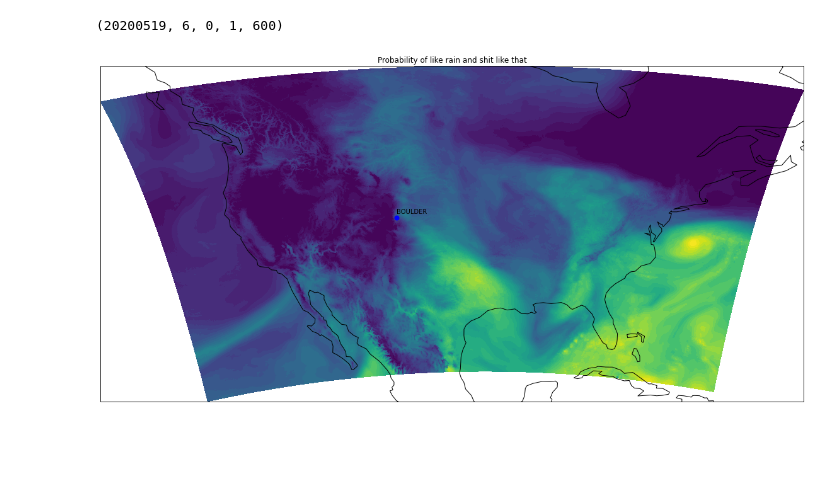
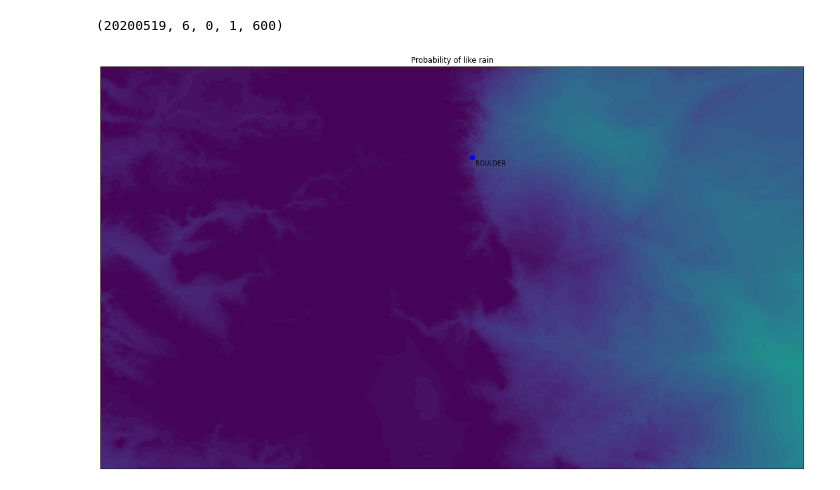
Before and after one commit to the-rich-piana/NCAR_3035, a Jupyter notebook: POP.ipynb, the cells around one changed output. Cells and saved outputs as stored; diff of their text form; code cells hidden in the pictures; blank space fills up the shorter version.

Commit message:
different plotting method

```diff
--- a/POP.ipynb
+++ b/POP.ipynb
@@ -118,21 +138,39 @@ precip_grib['dataDate'],precip_grib['hour'], precip_grib['minute'],precip_grib['
 # %%
 fig = plt.figure(figsize=(20, 20))
 
+
+
 ax = plt.axes(projection=ccrs.PlateCarree())
 
+#https://www.spc.noaa.gov/exper/sref/srefplumes/
+#https://hwp-viz.gsd.esrl.noaa.gov/wave1d/
+#https://matplotlib.org/stable/tutorials/colors/colormaps.html
+#https://sites.google.com/ucar.edu/operational-models-encyclo/probabilistic-models/gefs/cloud-effects-on-radiation
+#https://www.weather.gov/mdl/nbm_grib2_4_v32#is4
+#What probability is
 
 ##Wtf is plate carree
-plt.contourf(lon, lat, precip, 40,
+plt.contourf(lon, lat, precip, 60,
             transform=ccrs.PlateCarree())
 
-ax.text(-105, 40.5, 'BOULDER ', transform=ccrs.Geodetic()) #Plots Boulder City as a point
-ax.plot(-105, 40, 'bo', markersize=7, transform=ccrs.Geodetic())
+
+#21 rain
+#22 not working
+#23 snow
+#24 Ice pellets/freezing rain
+#25 ?
+#26 ?
+#27 thunderstorm
+
+ax.text(-105.2705, 40.015, 'BOULDER ', transform=ccrs.Geodetic()) #Plots Boulder City as a point
+ax.plot(-105.3, 40.1, 'bo', markersize=7, transform=ccrs.Geodetic())
 ax.coastlines() #Coastlines
+#ax.add_feature(cfeatures.BORDERS, linestyle = ':')
 ##ax.add_feature(borders) country borders
-#ax.set_extent([-111, -99, 35, 42], crs=ccrs.PlateCarree())
+ax.set_extent([-109, -102, 37, 41], crs=ccrs.PlateCarree())
 ax.set_aspect(1)
-plt.title('Probability of like rain and shit like that')
+plt.title('Probability of like rain')
 
 plt.show()
 # %% [output]
-[figure, old version]
+[figure, new version]
```
Also changed, not shown: parts of 6 cells of this notebook, 1 other file.
